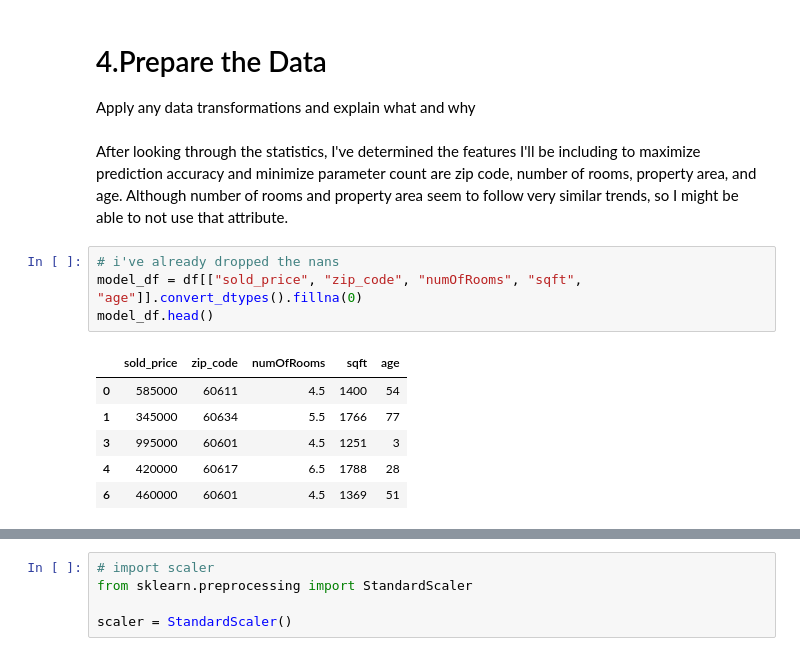
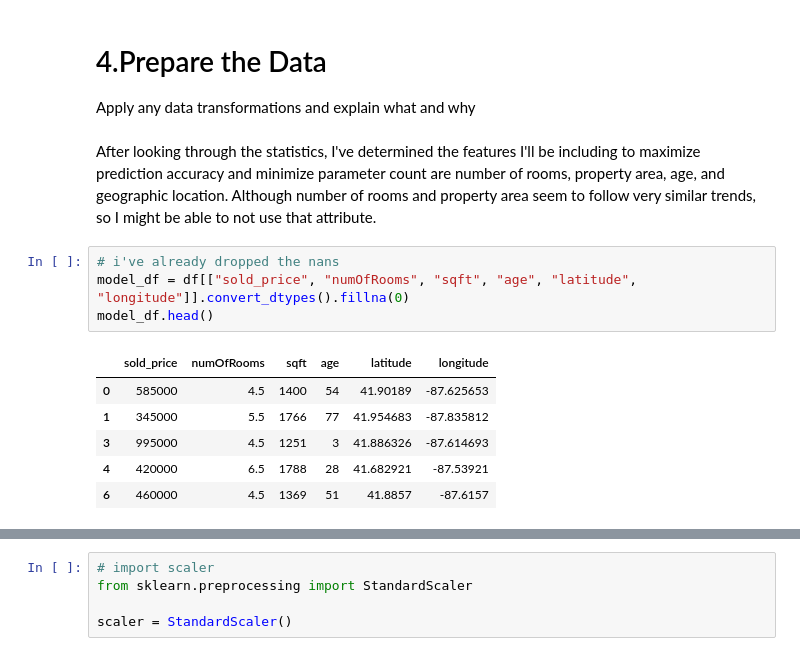
Before and after one commit to Kyra15/MachineLearningAHS, a Jupyter notebook: Project_2/Project_2.ipynb, the cells around one changed output, grey strips where cells are left out. Saved outputs shown, nothing was run; the diff lists cells and outputs as text.

Commit message:
added a bit more to the project statement and converted stuff to latitude and longitude

```diff
--- a/Project_2/Project_2.ipynb
+++ b/Project_2/Project_2.ipynb
@@ -326,15 +337,15 @@ This second graph actually doesn't follow the trend I expected it would. There i
 
 Apply any data transformations and explain what and why
 # %% [markdown]
-After looking through the statistics, I've determined the features I'll be including to maximize prediction accuracy and minimize parameter count are zip code, number of rooms, property area, and age. Although number of rooms and property area seem to follow very similar trends, so I might be able to not use that attribute.
+After looking through the statistics, I've determined the features I'll be including to maximize prediction accuracy and minimize parameter count are number of rooms, property area, age, and geographic location. Although number of rooms and property area seem to follow very similar trends, so I might be able to not use that attribute.
 # %%
 # i've already dropped the nans
-model_df = df[["sold_price", "zip_code", "numOfRooms", "sqft", "age"]].convert_dtypes().fillna(0)
+model_df = df[["sold_price", "numOfRooms", "sqft", "age", "latitude", "longitude"]].convert_dtypes().fillna(0)
 model_df.head()
 # %% [output]
-|  | sold_price | zip_code | numOfRooms | sqft | age |
-| 0 | 585000 | 60611 | 4.5 | 1400 | 54 |
-| 1 | 345000 | 60634 | 5.5 | 1766 | 77 |
-| 3 | 995000 | 60601 | 4.5 | 1251 | 3 |
-| 4 | 420000 | 60617 | 6.5 | 1788 | 28 |
-| 6 | 460000 | 60601 | 4.5 | 1369 | 51 |
+|  | sold_price | numOfRooms | sqft | age | latitude | longitude |
+| 0 | 585000 | 4.5 | 1400 | 54 | 41.90189 | -87.625653 |
+| 1 | 345000 | 5.5 | 1766 | 77 | 41.954683 | -87.835812 |
+| 3 | 995000 | 4.5 | 1251 | 3 | 41.886326 | -87.614693 |
+| 4 | 420000 | 6.5 | 1788 | 28 | 41.682921 | -87.53921 |
+| 6 | 460000 | 4.5 | 1369 | 51 | 41.8857 | -87.6157 |
```
Also changed, not shown: parts of 6 cells of this notebook.
